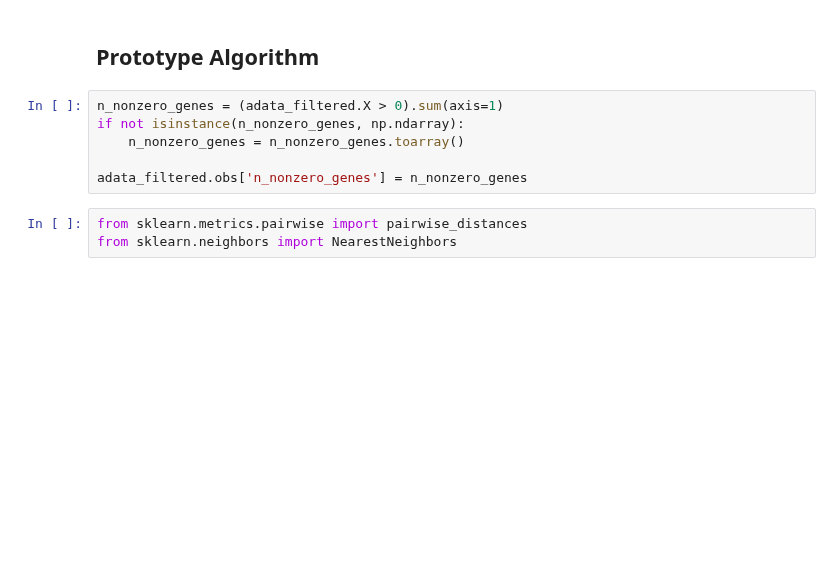
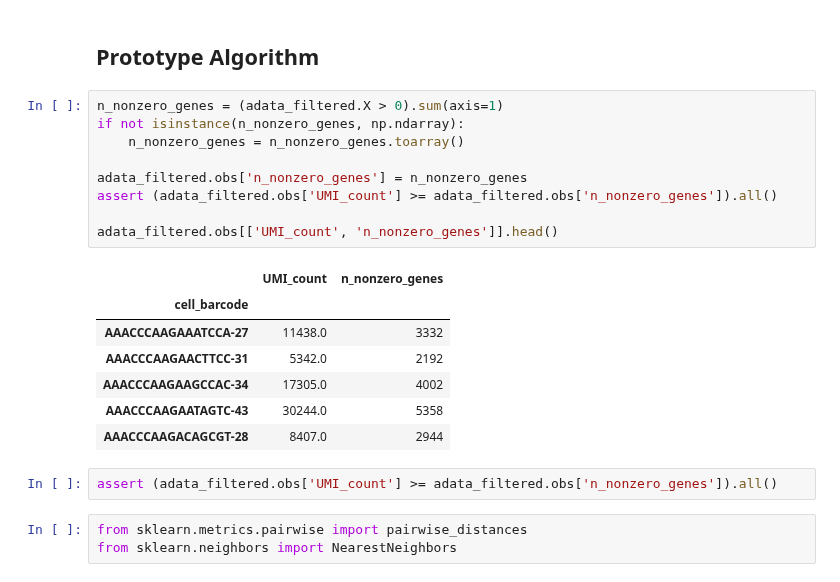
Before and after one commit to chanzuckerberg/cz-benchmarks, a Jupyter notebook: dge_files/control_cells_validate.ipynb, the cells around one changed output. Cells and saved outputs as stored; diff of their text form; blank space fills up the shorter version.

```diff
--- a/dge_files/control_cells_validate.ipynb
+++ b/dge_files/control_cells_validate.ipynb
@@ -127,9 +194,22 @@ unused_cells
 # %%
 n_nonzero_genes = (adata_filtered.X > 0).sum(axis=1)
 if not isinstance(n_nonzero_genes, np.ndarray):
     n_nonzero_genes = n_nonzero_genes.toarray()
 
 adata_filtered.obs['n_nonzero_genes'] = n_nonzero_genes
+assert (adata_filtered.obs['UMI_count'] >= adata_filtered.obs['n_nonzero_genes']).all()
+
+adata_filtered.obs[['UMI_count', 'n_nonzero_genes']].head()
+# %% [output]
+|  | UMI_count | n_nonzero_genes |
+| cell_barcode |  |  |
+| AAACCCAAGAAATCCA-27 | 11438.0 | 3332 |
+| AAACCCAAGAACTTCC-31 | 5342.0 | 2192 |
+| AAACCCAAGAAGCCAC-34 | 17305.0 | 4002 |
+| AAACCCAAGAATAGTC-43 | 30244.0 | 5358 |
+| AAACCCAAGACAGCGT-28 | 8407.0 | 2944 |
+# %%
+assert (adata_filtered.obs['UMI_count'] >= adata_filtered.obs['n_nonzero_genes']).all()
 # %%
 from sklearn.metrics.pairwise import pairwise_distances
 from sklearn.neighbors import NearestNeighbors
```
Also changed, not shown: parts of 40 cells of this notebook, 3 other files.
